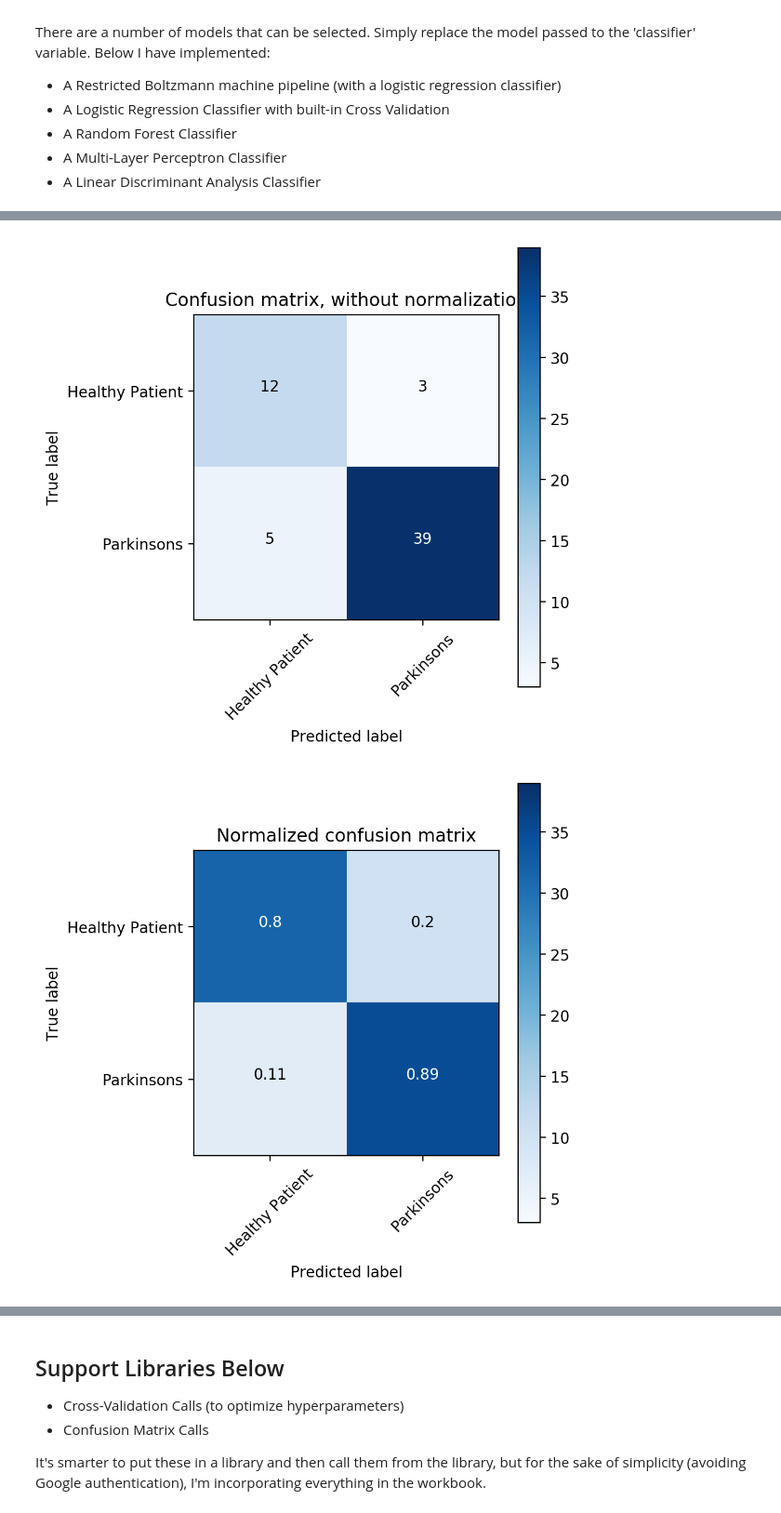
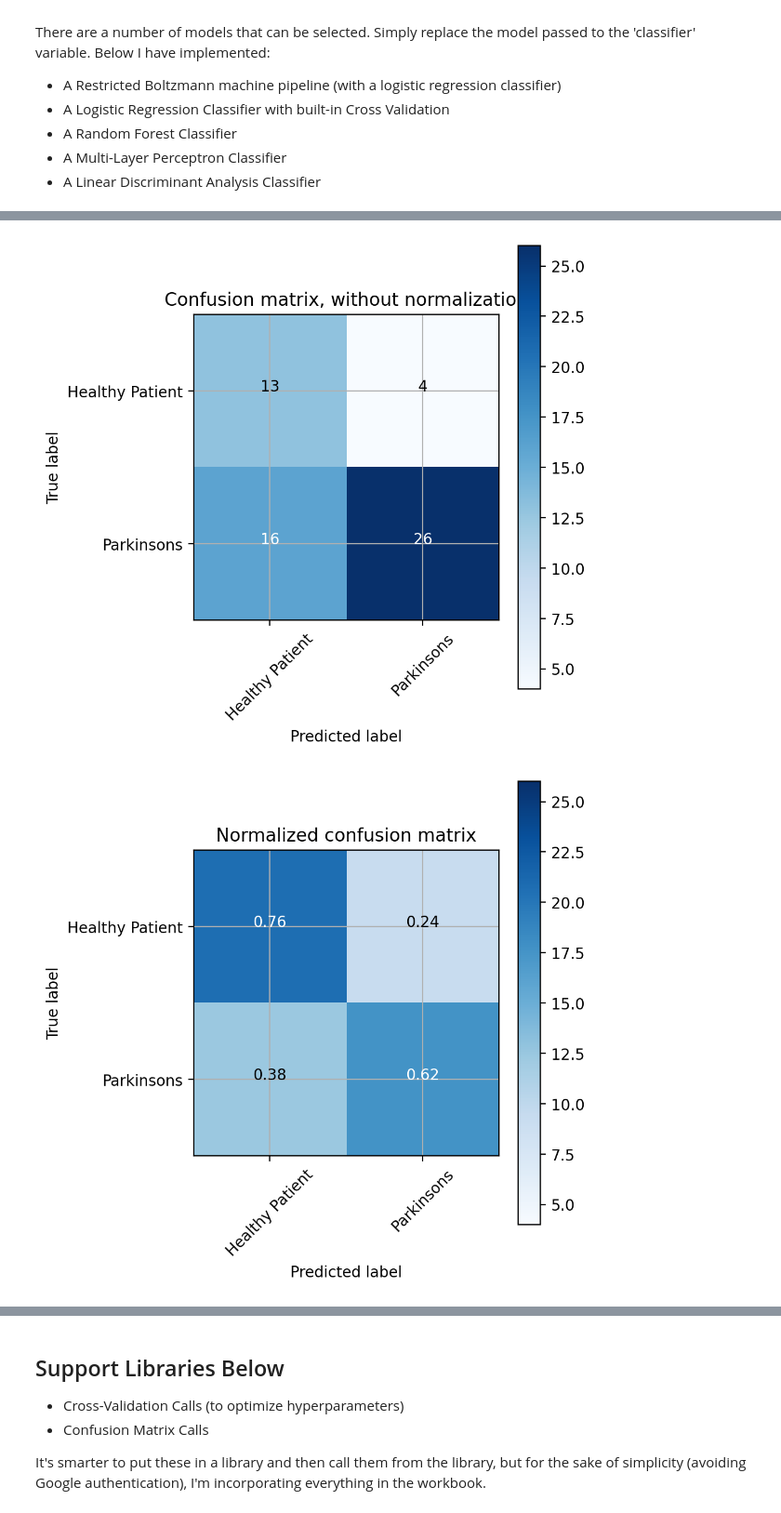
Before and after one commit to todnewman/coe_training, a Jupyter notebook: Basic_Supervised_Machine_Learning.ipynb, the cells around one changed output, grey strips where cells are left out. Shown: that part at 93% size. Saved outputs shown, nothing was run; the diff lists cells and outputs as text; code cells hidden in the pictures.

```diff
--- a/Basic_Supervised_Machine_Learning.ipynb
+++ b/Basic_Supervised_Machine_Learning.ipynb
@@ -199,7 +202,7 @@ def split_data(df, size, predict_flag, use_imblearn, target):
     from sklearn import preprocessing
     from imblearn.combine import SMOTEENN
 
-    df = df.convert_objects(convert_numeric=True).fillna(0)
+    #df = df.convert_objects(convert_numeric=True).fillna(0)
 
     y = df.pop(target)          # Remove the 'target' column that has the labels
     y = np.array(y).astype(int) # in case the target is a float for some reason
@@ -231,8 +234,9 @@ def split_data(df, size, predict_flag, use_imblearn, target):
         # The SMOTE algorithm is Synthetic Minority Over-sampling Technique and it uses Edited Nearest Neighbors for optimal oversampling.
         #
         if use_imblearn:
+            print('Using Inbalanced Learning SMOTE Algorithm')
             sm = SMOTEENN()
-            X_train, y_train = sm.fit_sample(X_train, y_train) # This just oversamples the training set.
+            X_train, y_train = sm.fit_resample(X_train, y_train) # This just oversamples the training set.
 
         return X_train, X_test, y_train, y_test
 # %% [markdown]
@@ -436,22 +451,30 @@ There are a number of models that can be selected.  Simply replace the model pas
 #
 use_imblearn = False
 
+#  Output File
 out_filename = 'parkinsons_out.csv' # output file with predictions
 
-#  Logistic Regression with Cross-Validation
+####################################################################################################
+#  MODELS BELOW: (4 are pre-defined to allow instruction variation.  Define your own if you like!)
+####################################################################################################
+#      Logistic Regression with Cross-Validation
 logisticcv = linear_model.LogisticRegressionCV(class_weight='balanced', scoring='roc_auc', n_jobs=-1, max_iter=10000, verbose=1)
-
-#  Random Forest
+#      Random Forest
 model_rf = RandomForestClassifier(n_estimators=81, criterion='gini', bootstrap=False, min_samples_leaf = 4,
                               min_samples_split = 8, max_features = 8, max_depth = None)
+#      Multi-layer Perceptron (neural net)
+model_nn= MLPClassifier(solver='adam', alpha=1e-5, warm_start = True, shuffle=True, hidden_layer_sizes=(100,80,3))
+#      LDA Model
+model_lda = LDA(n_components=1)
+####################################################################################################
 
-#  Multi-layer Perceptron (neural net)
-model_nn= MLPClassifier(solver='adam', alpha=1e-5, shuffle=True, hidden_layer_sizes=(100,80,3))
+#  MODEL SELECTION BELOW: (pick any of the above 4 or your own custom model)
+classifier = logisticcv # feel free to switch models around
 
-#  LDA Model
-model_lda = LDA(n_components=3)
+# Pull the data in from the UC Irvine open data site.  The path is up higher in an
+# earlier block.
+df = pd.read_csv(filename, parse_dates=True)
 
-classifier = model_rf  # feel free to switch models around
-
-classify_predict(filename, target, classifier, use_imblearn, out_filename)
+# Call the classify, verify, and predict function
+classify_predict(df, target, classifier, use_imblearn, out_filename)
 # %% [output]
@@ -478,2 +503,2 @@ CONFUSION MATRIX
-[figure, old version]
+[figure, new version]
-[figure, old version]
+[figure, new version]
```
Also changed, not shown: parts of 6 cells of this notebook.
